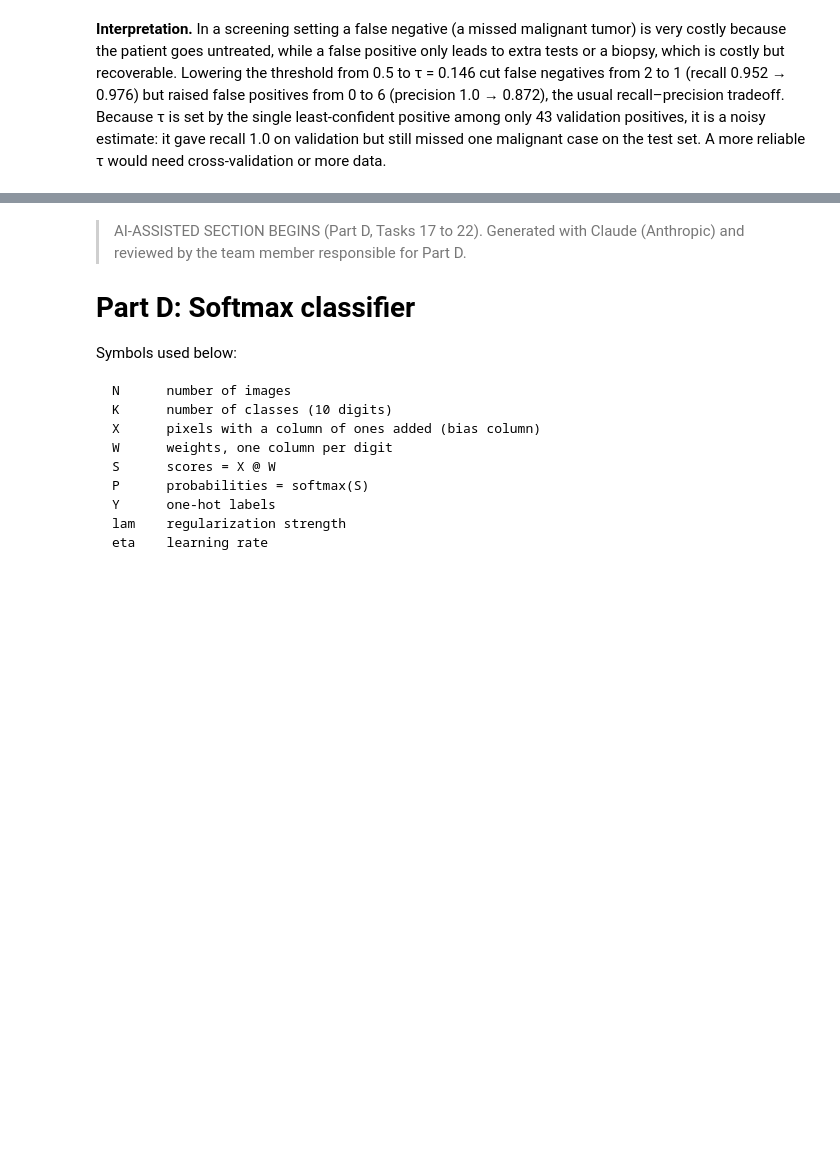
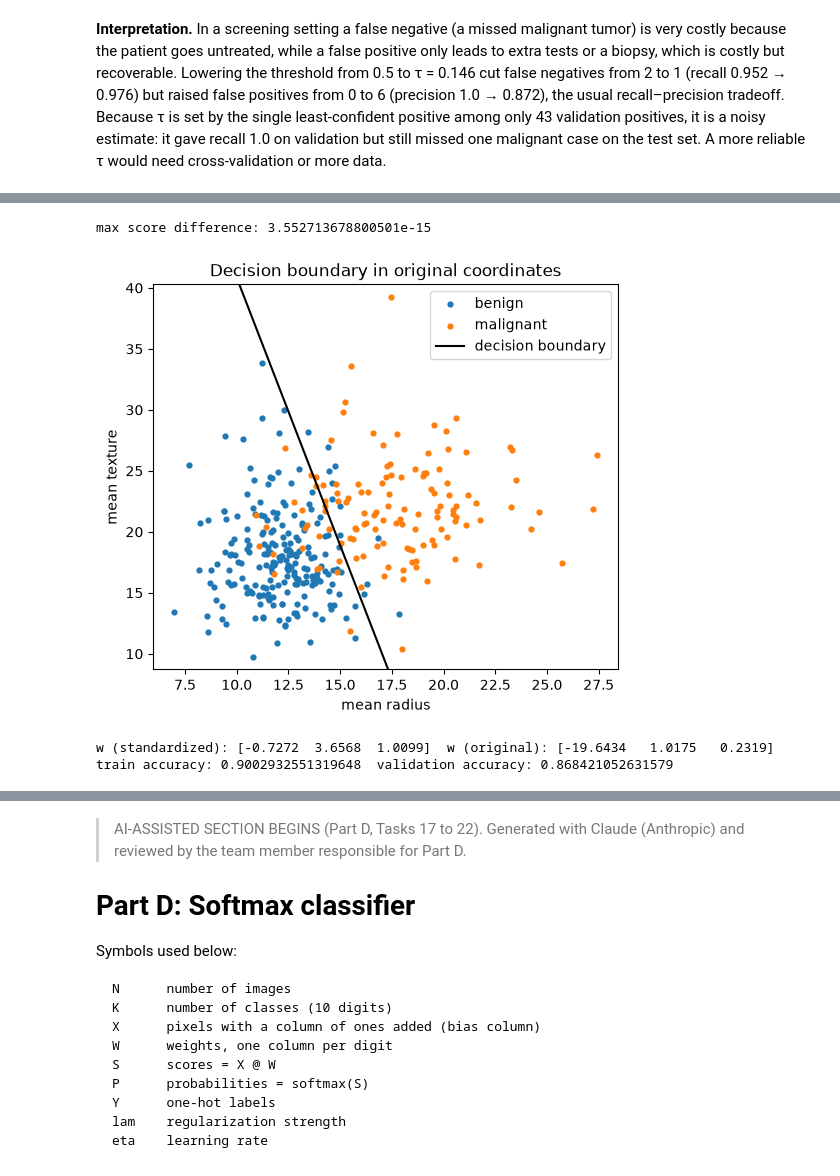
Before and after one commit to salmaselim77/intro-to-ml-assignment, a Jupyter notebook: assignment2.ipynb, the cells around one changed output, grey strips where cells are left out. Drawn from its saved outputs; the diff is of its cells as text; code cells hidden in the pictures; blank space fills up the shorter version.

```diff
--- a/assignment2.ipynb
+++ b/assignment2.ipynb
@@ -1076,0 +1092,39 @@ precision: 0.8723404255319149 recall: 0.9761904761904762
+# %%
+# 1. only two features, standardized with a new scaler fitted on these two columns
+X2_tr = X_tr_bc[:, :2]
+sc2 = Standardizer().fit(X2_tr)
+X2_std = add_bias(sc2.transform(X2_tr))
+
+w2, h = train_gd(X2_std, y_tr_bc, 0, 0.5, 5000)
+
+# 2. convert weights to original coordinates
+w_orig = np.zeros(3)
+w_orig[1:] = w2[1:] / sc2.sigma
+w_orig[0] = w2[0] - np.sum(w2[1:] * sc2.mu / sc2.sigma)
+
+# 3. verify: scores must agree
+X2_raw = add_bias(X2_tr)
+diff = np.max(np.abs(X2_std @ w2 - X2_raw @ w_orig))
+print("max score difference:", diff)
+assert diff < 1e-9
+
+# 4. plot the decision line over the raw data
+plt.figure(figsize=(6, 5))
+plt.scatter(X2_tr[y_tr_bc == 0, 0], X2_tr[y_tr_bc == 0, 1], s=12, label="benign")
+plt.scatter(X2_tr[y_tr_bc == 1, 0], X2_tr[y_tr_bc == 1, 1], s=12, label="malignant")
+x1 = np.linspace(X2_tr[:, 0].min(), X2_tr[:, 0].max(), 100)
+x2 = -(w_orig[0] + w_orig[1] * x1) / w_orig[2]       # where score = 0
+plt.plot(x1, x2, "k-", label="decision boundary")
+plt.ylim(X2_tr[:, 1].min() - 1, X2_tr[:, 1].max() + 1)
+plt.xlabel("mean radius"); plt.ylabel("mean texture")
+plt.title("Decision boundary in original coordinates"); plt.legend(); plt.show()
+
+Xva2 = add_bias(sc2.transform(X_va_bc[:, :2]))
+print("w (standardized):", w2, " w (original):", w_orig)
+print("train accuracy:", np.mean(predict(w2, X2_std) == y_tr_bc),
+      " validation accuracy:", np.mean(predict(w2, Xva2) == y_va_bc))
+# %% [output]
+max score difference: 3.552713678800501e-15
+[figure, added]
+w (standardized): [-0.7272  3.6568  1.0099]  w (original): [-19.6434   1.0175   0.2319]
+train accuracy: 0.9002932551319648  validation accuracy: 0.868421052631579
```
Also changed, not shown: parts of 7 cells of this notebook.
